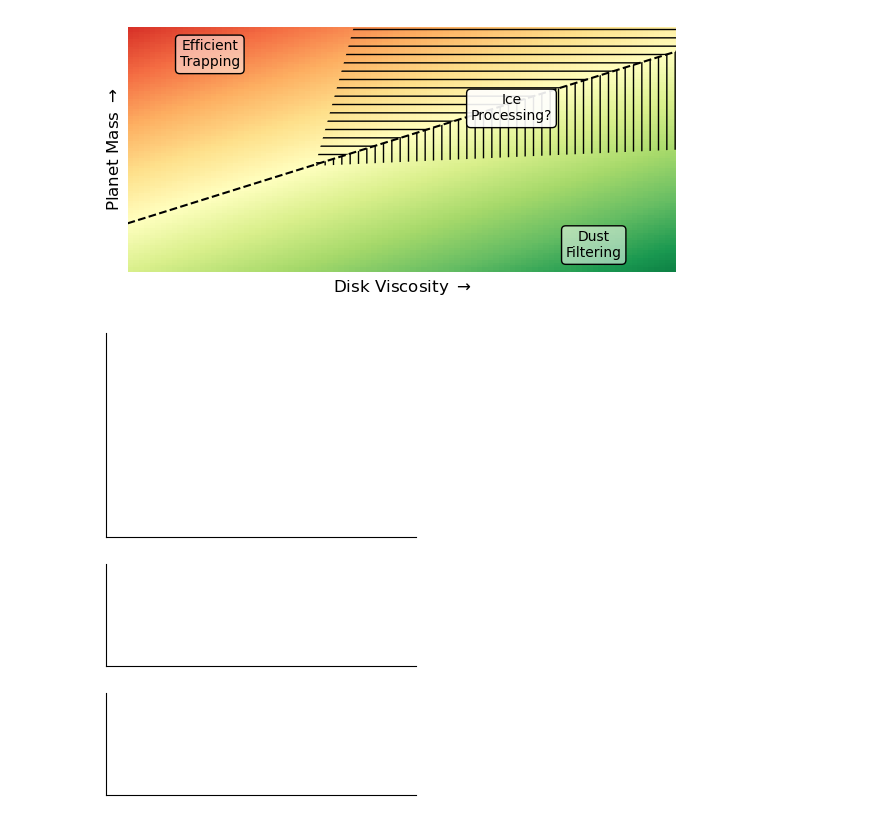
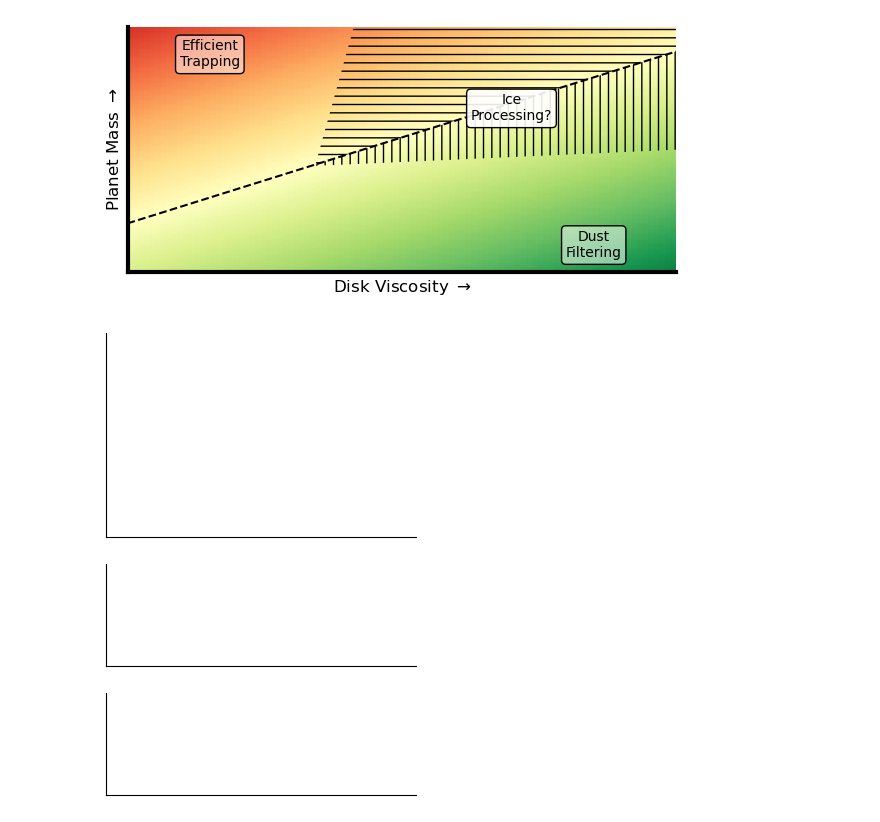
Before and after one commit to ervc/Postdocs, a Jupyter notebook: schematics.ipynb, the cells around one changed output. Saved outputs shown, nothing was run; the diff lists cells and outputs as text; code cells hidden in the pictures.

```diff
--- a/schematics.ipynb
+++ b/schematics.ipynb
@@ -4,13 +4,14 @@ import matplotlib.pyplot as plt
 import numpy as np
 # %%
 mpl.rcParams["axes.spines.top"] = False
-mpl.rcParams["axes.spines.bottom"] = False
+mpl.rcParams["axes.spines.bottom"] = True
 mpl.rcParams["axes.spines.right"] = False
-mpl.rcParams["axes.spines.left"] = False
+mpl.rcParams["axes.spines.left"] = True
 mpl.rcParams["xtick.major.top"] = False
 mpl.rcParams["xtick.major.bottom"] = False
 mpl.rcParams["ytick.major.right"] = False
 mpl.rcParams["ytick.major.left"] = False
+mpl.rcParams["axes.linewidth"] = 3
 
 fig,ax = plt.subplots(figsize=(6,3))
 
@@ -37,34 +38,34 @@ x2 = X[drive(X)>filtering(X)]
 y2 = drive(x1)
 # ax.plot(x2, y2, c='k', ls=':')
 ax.fill_between(x2, filtering(x2), y2, facecolor='none', hatch=r'--', lw=0)
 
 ax.set(xlim=(0,1), ylim=(0,1))
 ax.text(0.85, 0.05, "Dust\nFiltering", ha='center', va='bottom',
         bbox=dict(boxstyle="round",
             fc=(1, 1, 1, 0.5),
         )
     )
 ax.text(0.15, 0.95, "Efficient\nTrapping", ha='center', va='top',
         bbox=dict(boxstyle="round",
             fc=(1, 1, 1, 0.5),
             )
         )
 
 ax.text(0.7, 0.73, "Ice\nProcessing?", ha='center', va='top',
         bbox=dict(boxstyle="round",
             fc=(1, 1, 1, 0.9),
             )
         )
 
 ax.set_xlabel("Disk Viscosity "+r"$\rightarrow$", size='large')
 
 ax.set_ylabel("Planet Mass "+r"$\rightarrow$", size='large')
 
 plt.tight_layout()
 
 plt.savefig("filtering_schematic.pdf", bbox_inches='tight')
 # %% [output]
-[figure, old version]
+[figure, new version]
 # %%
 mpl.rcParams["axes.spines.top"] = False
 mpl.rcParams["axes.spines.bottom"] = True
```
Also changed, not shown: 15 other files.
